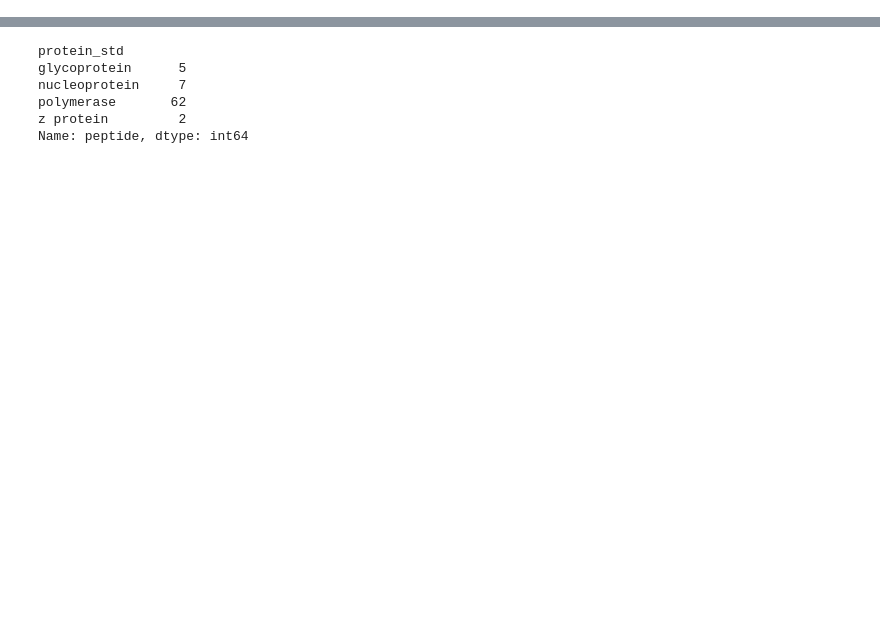
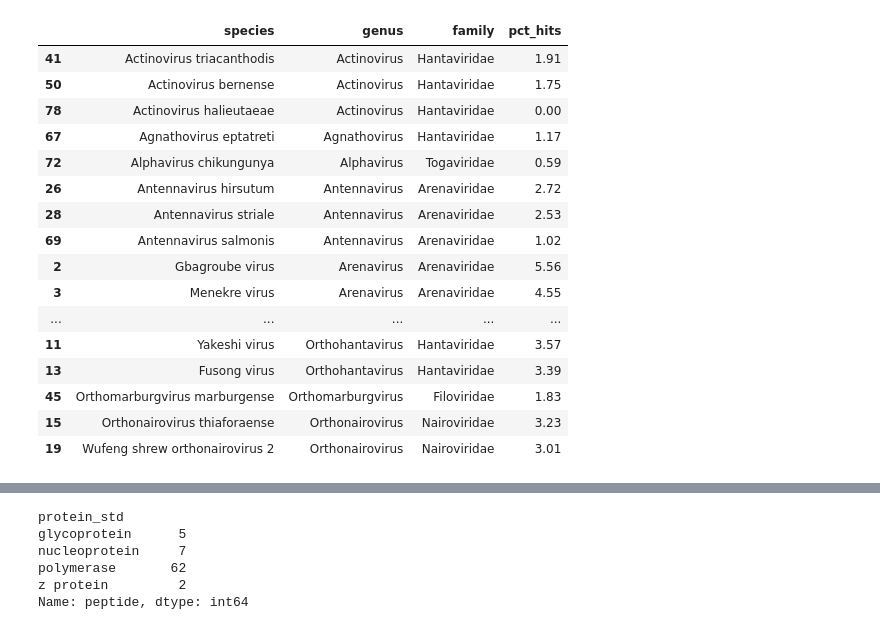
Before and after one commit to sporak577/lasv_phipseq_2026, a Jupyter notebook: normalizing_reactive_peps_to_total_peps.ipynb, the cells around one changed output, grey strips where cells are left out. Drawn from its saved outputs; the diff is of its cells as text; code cells hidden in the pictures; blank space fills up the shorter version.

```diff
--- a/normalizing_reactive_peps_to_total_peps.ipynb
+++ b/normalizing_reactive_peps_to_total_peps.ipynb
@@ -21,0 +8,19 @@ meta
+# %%
+pep_hits = df.groupby(['species', 'genus', 'family'])['sequence'].nunique().rename('n')
+denom = meta.groupby(['species', 'genus', 'family'])['sequence'].nunique()
+
+missing = set(pep_hits.index) - set(denom.index)
+assert not missing, f"species in hits but not in meta: {sorted(missing)[:10]}"
+
+out = pd.DataFrame({
+    "n_hits": pep_hits.reindex(denom.index, fill_value=0),
+    "n_in_library": denom,
+})
+
+out["pct_hits"] = (out["n_hits"] / out["n_in_library"] * 100).round(2)
+
+#filter coverage -- how well is represented in lib
+MIN_LIB = 20
+out = out[out["n_in_library"] >= MIN_LIB].sort_values("pct_hits", ascending=False)
+
+print(f"{len(denom)} species, {len(out)} with >= {MIN_LIB} peptides in library")
@@ -21,0 +52,20 @@ meta
+# %%
+out.groupby('genus')['pct_hits'].head(3).reset_index().sort_values(by=['genus', 'pct_hits'], ascending=[True,False]).head(50)
+# %% [output]
+|  | species | genus | family | pct_hits |
+| 41 | Actinovirus triacanthodis | Actinovirus | Hantaviridae | 1.91 |
+| 50 | Actinovirus bernense | Actinovirus | Hantaviridae | 1.75 |
+| 78 | Actinovirus halieutaeae | Actinovirus | Hantaviridae | 0.00 |
+| 67 | Agnathovirus eptatreti | Agnathovirus | Hantaviridae | 1.17 |
+| 72 | Alphavirus chikungunya | Alphavirus | Togaviridae | 0.59 |
+| 26 | Antennavirus hirsutum | Antennavirus | Arenaviridae | 2.72 |
+| 28 | Antennavirus striale | Antennavirus | Arenaviridae | 2.53 |
+| 69 | Antennavirus salmonis | Antennavirus | Arenaviridae | 1.02 |
+| 2 | Gbagroube virus | Arenavirus | Arenaviridae | 5.56 |
+| 3 | Menekre virus | Arenavirus | Arenaviridae | 4.55 |
+| ... | ... | ... | ... | ... |
+| 11 | Yakeshi virus | Orthohantavirus | Hantaviridae | 3.57 |
+| 13 | Fusong virus | Orthohantavirus | Hantaviridae | 3.39 |
+| 45 | Orthomarburgvirus marburgense | Orthomarburgvirus | Filoviridae | 1.83 |
+| 15 | Orthonairovirus thiaforaense | Orthonairovirus | Nairoviridae | 3.23 |
+| 19 | Wufeng shrew orthonairovirus 2 | Orthonairovirus | Nairoviridae | 3.01 |
```
Also changed, not shown: parts of 8 cells of this notebook, 3 other files.
